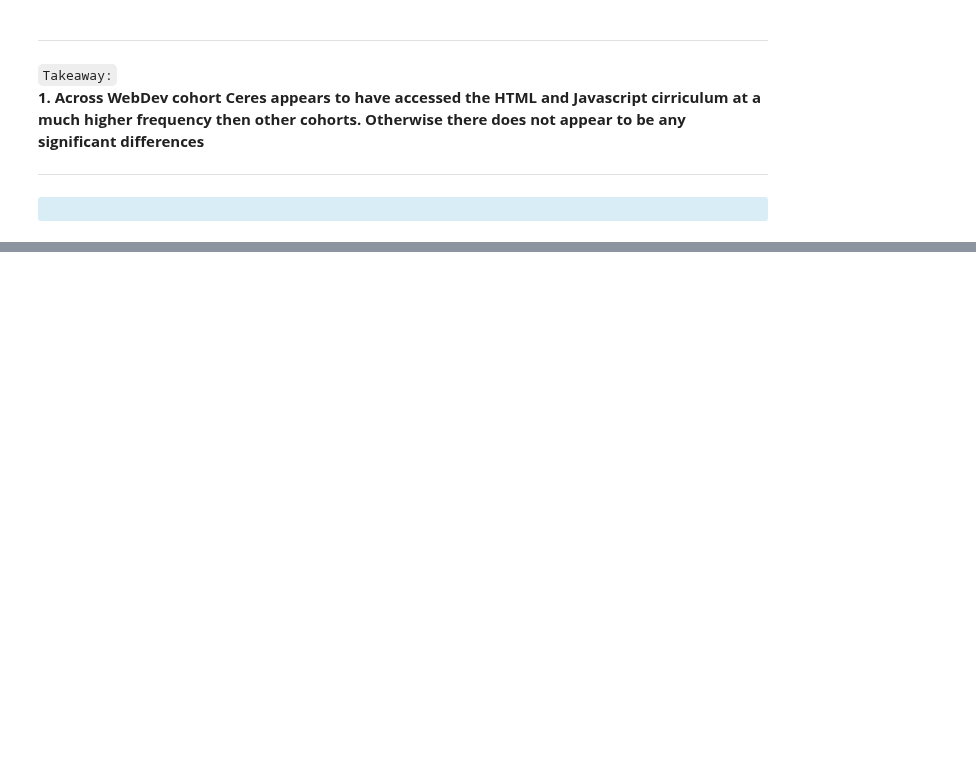
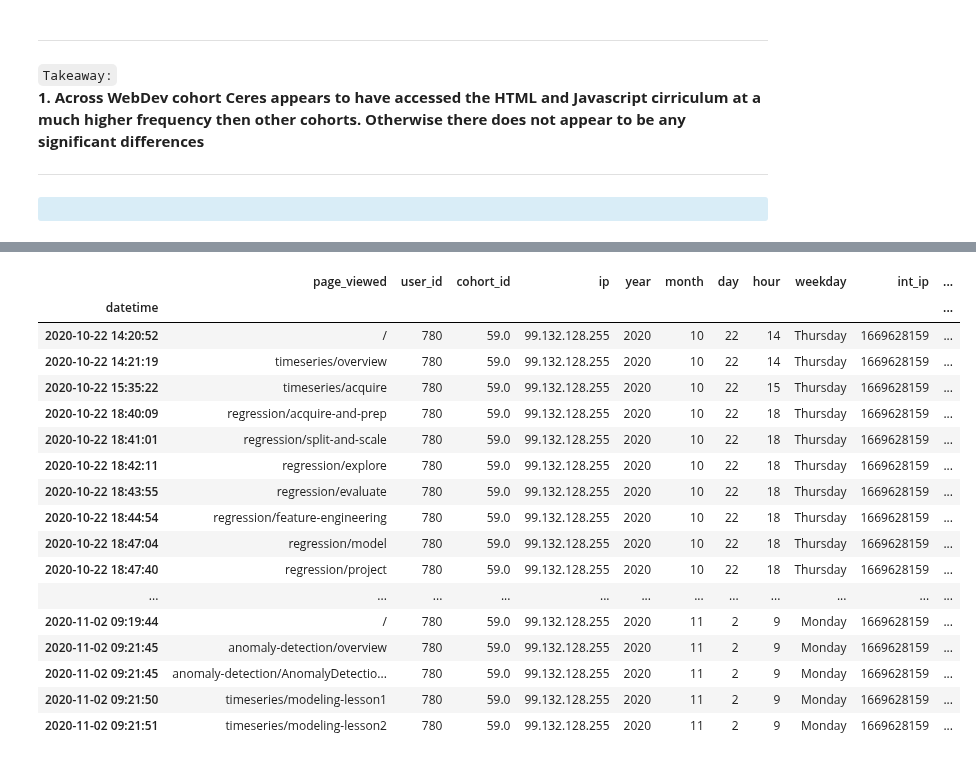
Before and after one commit to CSolitaire/anomaly-detection-exercises, a Jupyter notebook: anomaly_detection_mini_project.ipynb, the cells around one changed output, grey strips where cells are left out. Drawn from its saved outputs; the diff is of its cells as text; code cells hidden in the pictures; blank space fills up the shorter version.

```diff
--- a/anomaly_detection_mini_project.ipynb
+++ b/anomaly_detection_mini_project.ipynb
@@ -705,0 +782,7 @@ combined_web
+# %%
+# Filter df for Darden
+darden = ds[ds.cohort_id_int == 'Darden']
+# Active Time Period
+curie = curie.loc['2020-07-13':'2020-01-12']
+# Function to return anomaly
+explore.page_view_cohort(darden)
@@ -705,0 +853,22 @@ combined_web
+# %%
+darden[darden.user_id == 780]
+# user_id starts in October, and continues to now.  No new students, suggest ID might be duplicated
+# %% [output]
+|  | page_viewed | user_id | cohort_id | ip | year | month | day | hour | weekday | int_ip | ... |
+| datetime |  |  |  |  |  |  |  |  |  |  | ... |
+| 2020-10-22 14:20:52 | / | 780 | 59.0 | 99.132.128.255 | 2020 | 10 | 22 | 14 | Thursday | 1669628159 | ... |
+| 2020-10-22 14:21:19 | timeseries/overview | 780 | 59.0 | 99.132.128.255 | 2020 | 10 | 22 | 14 | Thursday | 1669628159 | ... |
+| 2020-10-22 15:35:22 | timeseries/acquire | 780 | 59.0 | 99.132.128.255 | 2020 | 10 | 22 | 15 | Thursday | 1669628159 | ... |
+| 2020-10-22 18:40:09 | regression/acquire-and-prep | 780 | 59.0 | 99.132.128.255 | 2020 | 10 | 22 | 18 | Thursday | 1669628159 | ... |
+| 2020-10-22 18:41:01 | regression/split-and-scale | 780 | 59.0 | 99.132.128.255 | 2020 | 10 | 22 | 18 | Thursday | 1669628159 | ... |
+| 2020-10-22 18:42:11 | regression/explore | 780 | 59.0 | 99.132.128.255 | 2020 | 10 | 22 | 18 | Thursday | 1669628159 | ... |
+| 2020-10-22 18:43:55 | regression/evaluate | 780 | 59.0 | 99.132.128.255 | 2020 | 10 | 22 | 18 | Thursday | 1669628159 | ... |
+| 2020-10-22 18:44:54 | regression/feature-engineering | 780 | 59.0 | 99.132.128.255 | 2020 | 10 | 22 | 18 | Thursday | 1669628159 | ... |
+| 2020-10-22 18:47:04 | regression/model | 780 | 59.0 | 99.132.128.255 | 2020 | 10 | 22 | 18 | Thursday | 1669628159 | ... |
+| 2020-10-22 18:47:40 | regression/project | 780 | 59.0 | 99.132.128.255 | 2020 | 10 | 22 | 18 | Thursday | 1669628159 | ... |
+| ... | ... | ... | ... | ... | ... | ... | ... | ... | ... | ... | ... |
+| 2020-11-02 09:19:44 | / | 780 | 59.0 | 99.132.128.255 | 2020 | 11 | 2 | 9 | Monday | 1669628159 | ... |
+| 2020-11-02 09:21:45 | anomaly-detection/overview | 780 | 59.0 | 99.132.128.255 | 2020 | 11 | 2 | 9 | Monday | 1669628159 | ... |
+| 2020-11-02 09:21:45 | anomaly-detection/AnomalyDetectio... | 780 | 59.0 | 99.132.128.255 | 2020 | 11 | 2 | 9 | Monday | 1669628159 | ... |
+| 2020-11-02 09:21:50 | timeseries/modeling-lesson1 | 780 | 59.0 | 99.132.128.255 | 2020 | 11 | 2 | 9 | Monday | 1669628159 | ... |
+| 2020-11-02 09:21:51 | timeseries/modeling-lesson2 | 780 | 59.0 | 99.132.128.255 | 2020 | 11 | 2 | 9 | Monday | 1669628159 | ... |
```
Also changed, not shown: parts of 25 cells of this notebook.
